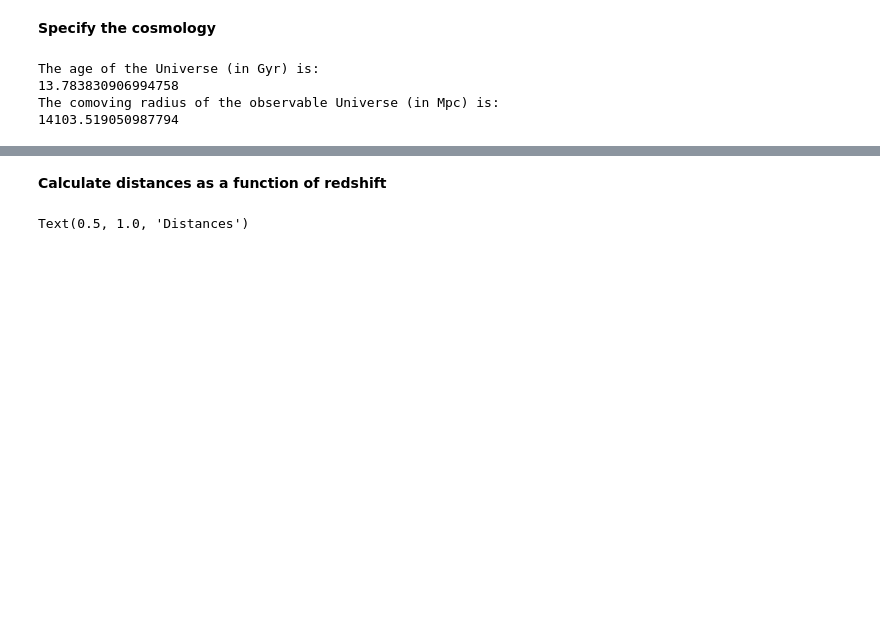
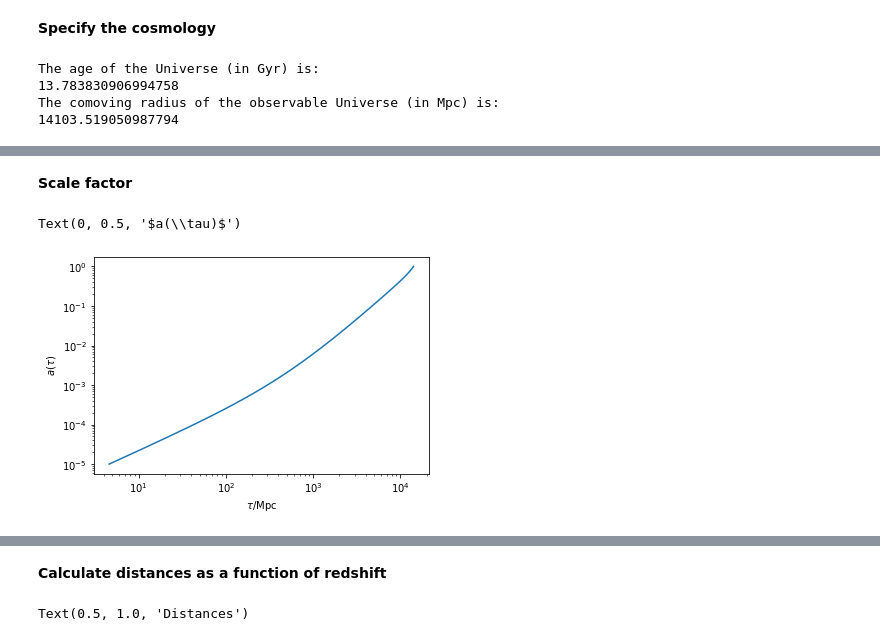
Before and after one commit to mjohnsonperimeter/cosmology_2019, a Jupyter notebook: background_cosmology.ipynb, the cells around one changed output, grey strips where cells are left out. Saved outputs shown, nothing was run; the diff lists cells and outputs as text; code cells hidden in the pictures; blank space fills up the shorter version.

```diff
--- a/background_cosmology.ipynb
+++ b/background_cosmology.ipynb
@@ -51,0 +64,9 @@ The comoving radius of the observable Universe (in Mpc) is:
+# %% [markdown]
+**Scale factor**
+# %%
+plt.loglog(tau_z,1/(1+z))
+plt.xlabel(r'$\tau/\rm{Mpc}$')
+plt.ylabel(r'$a(\tau)$')
+# %% [output]
+Text(0, 0.5, '$a(\\tau)$')
+[figure, added]
```
Also changed, not shown: parts of 5 cells of this notebook.
